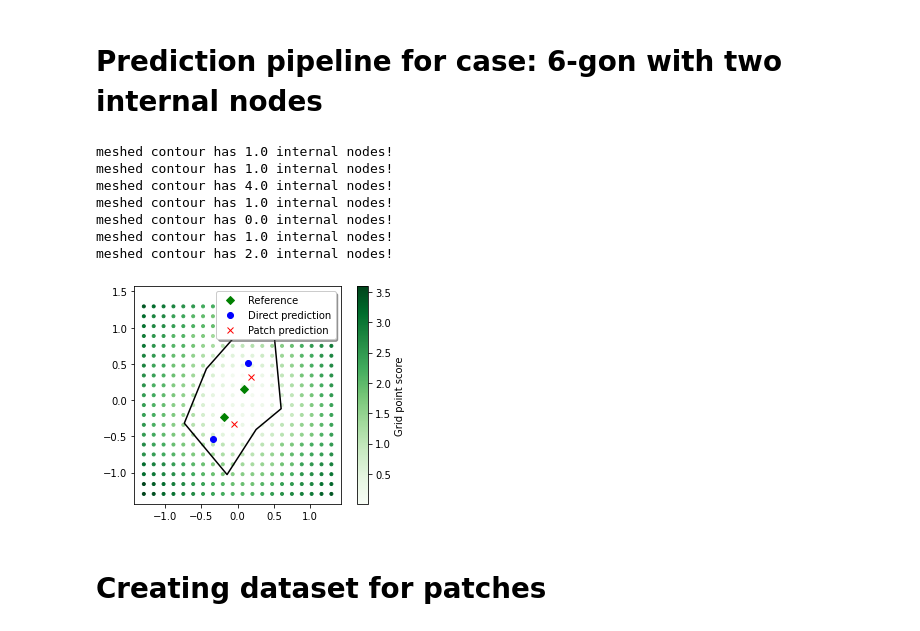
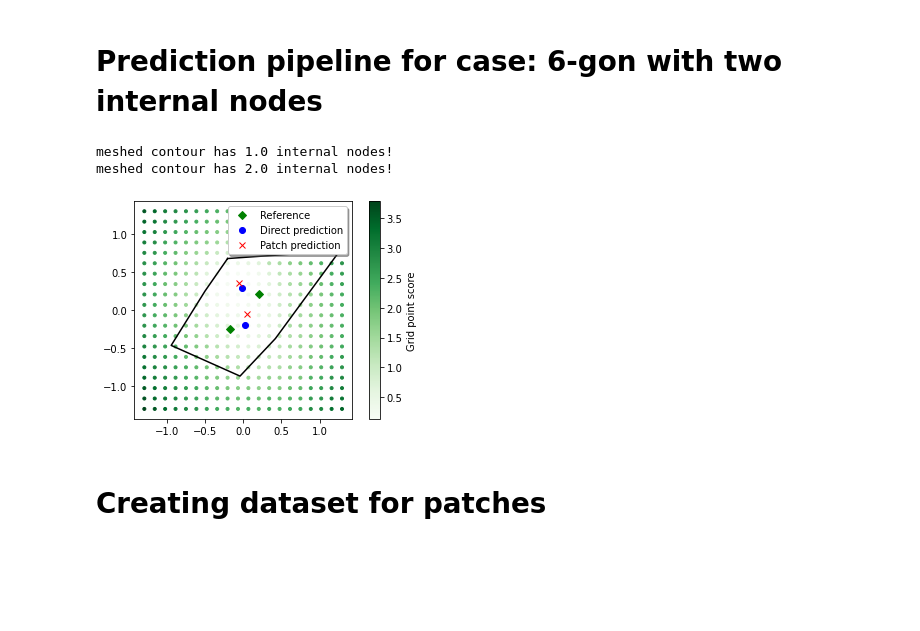
Before and after one commit to Siljekka/GrasshopperMeshAI, a Jupyter notebook: MeshPoints/MachineLearning/nn2.ipynb, the cells around one changed output. Drawn from its saved outputs; the diff is of its cells as text; code cells hidden in the pictures; blank space fills up the shorter version.

Commit message:
models

```diff
--- a/MeshPoints/MachineLearning/nn2.ipynb
+++ b/MeshPoints/MachineLearning/nn2.ipynb
@@ -322,7 +322,7 @@ def generate_internal_nodes_from_grid_score(point_grid, target_internal_node_cou
 
     while len(internal_nodes) < target_internal_node_count:
 
-        min_grid_point = min(point_grid, key=lambda x: x.score)
+        min_grid_point = min(point_grid, key=lambda x: x.mean_neighbourhood_score())
         neighbours = min_grid_point.neighbours
 
         # Try without quadrant (use all neighbours)
@@ -393,7 +393,7 @@ def prediction_pipeline_nn2(contour, internal_node_count):
     transformed_contour_data = [coordinate for point in transformed_contour for coordinate in point]
 
     # Load model from file
-    model = tf.keras.models.load_model('model/thesis-patch-prediction')
+    model = tf.keras.models.load_model('model/reg-test-high-lr-bn-low-batch')
     # model.summary()
 
     # Get patch data
@@ -459,39 +459,34 @@ predicted_internal_nodes = direct_prediction_pipeline(contour)[0]
 """
 flat_pgp = [point for row in predicted_point_grid for point in row]
 
 pgp_x = [p.x for p in flat_pgp]
 pgp_y = [p.y for p in flat_pgp]
 pgp_s = [p.score for p in flat_pgp]
 
 # Plot predicted points (green)
 # plt.grid(b=True)
 pl0 = plt.plot([meshed_internal_points[0], meshed_internal_points[2]],
          [meshed_internal_points[1], meshed_internal_points[3]], 'gD',
             label="Reference",
             )
 pl2 = plt.plot([predicted_internal_nodes[0], predicted_internal_nodes[2]],
                [predicted_internal_nodes[1], predicted_internal_nodes[3]],
                'bo',
                label="Direct prediction"
 )
 pl1 = plt.plot([x[0] for x in pg_internal_nodes], [y[1] for y in pg_internal_nodes], 'rx', label="Patch prediction")
 # Plot transformed contour
 pl3 = pp.plot_polygon(transformed_contour, style='k')
 
 # Plot point grid
 pl4 = plt.scatter(pgp_x, pgp_y, c=pgp_s, cmap=plt.cm.Greens, marker='.')
 plt.colorbar(label="Grid point score")
 plt.legend(loc='upper right', shadow='true')
 plt.gca().set_aspect('equal')
 # %% [output]
-meshed contour has 1.0 internal nodes!
-meshed contour has 1.0 internal nodes!
-meshed contour has 4.0 internal nodes!
-meshed contour has 1.0 internal nodes!
-meshed contour has 0.0 internal nodes!
 meshed contour has 1.0 internal nodes!
 meshed contour has 2.0 internal nodes!
-[figure, old version]
+[figure, new version]
 # %%
 # Try to scatter plot grid points to see whats going on
 flat_pgp = [point for row in predicted_point_grid for point in row]
```
Also changed, not shown: parts of 6 cells of this notebook, 24 other files.
